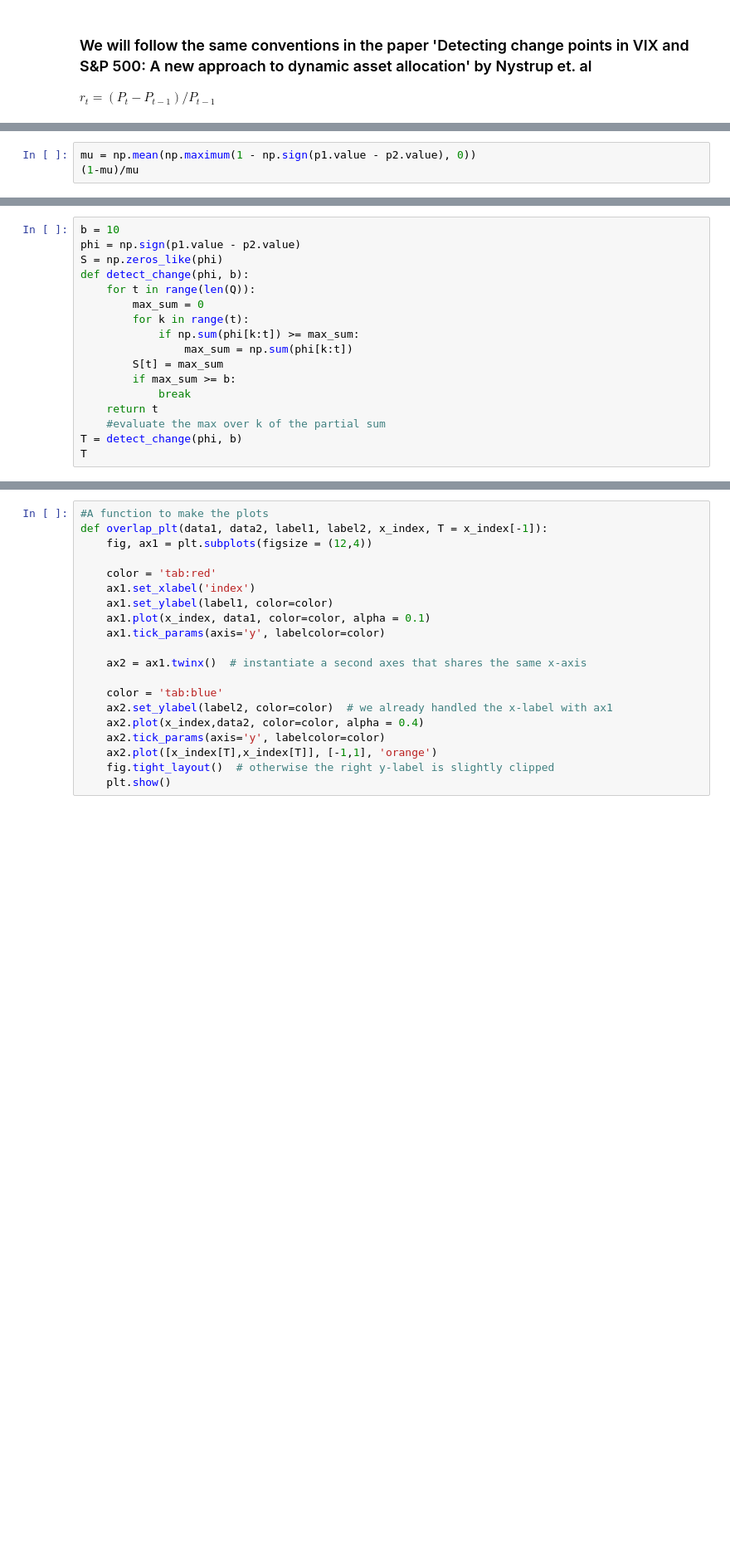
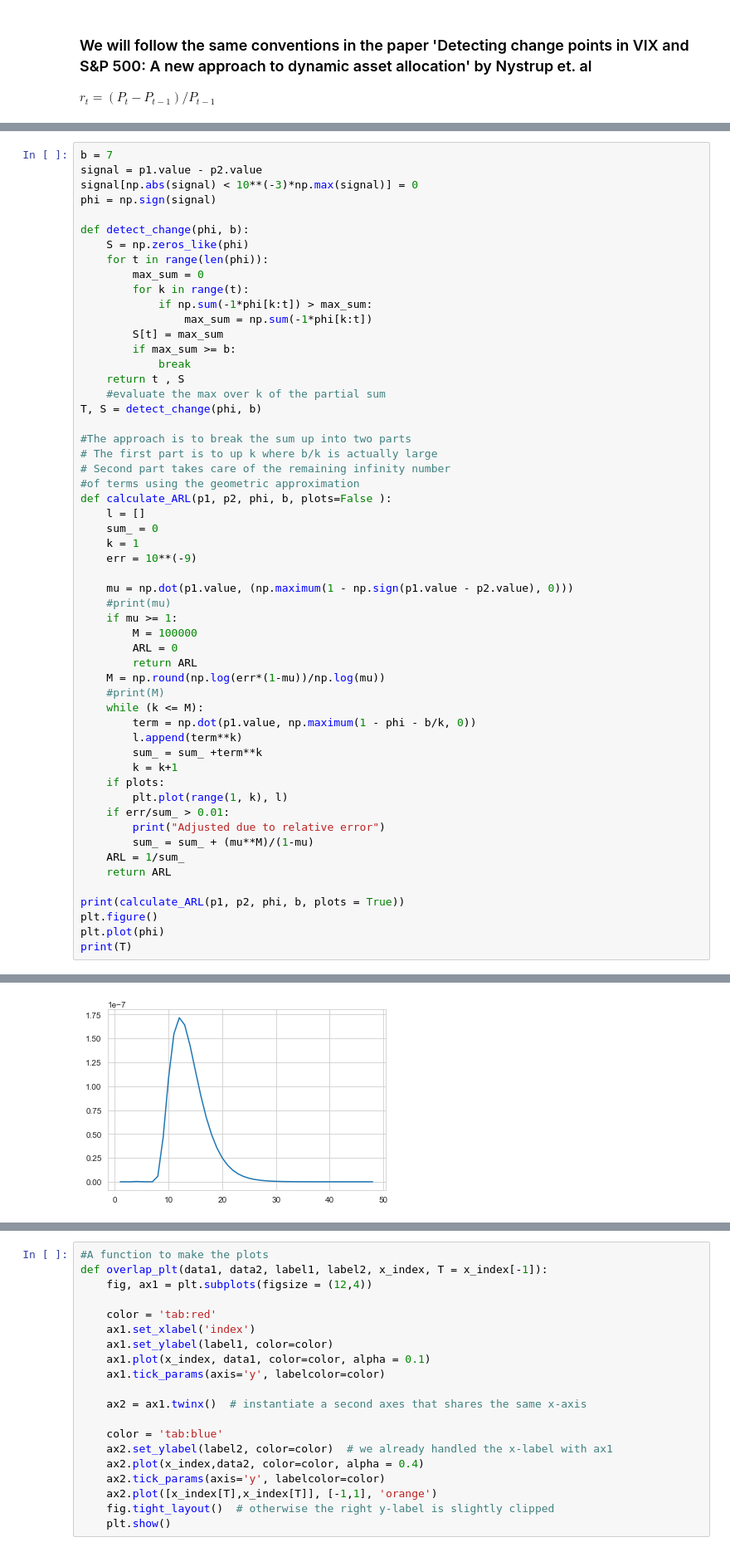
Before and after one commit to davidislip/ECE1505-Project, a Jupyter notebook: Data_ChangeDetection.ipynb, the cells around one changed output, grey strips where cells are left out. Shown: that part at 83% size. Cells and saved outputs as stored; diff of their text form; blank space fills up the shorter version.

```diff
--- a/Data_ChangeDetection.ipynb
+++ b/Data_ChangeDetection.ipynb
@@ -308,3 +318,0 @@ sum_
-# %%
-mu = np.mean(np.maximum(1 - np.sign(p1.value - p2.value), 0))
-(1-mu)/mu
@@ -318,17 +318,0 @@ plt.imshow(euclidean_distances(Q, Q))
-# %%
-b = 10
-phi = np.sign(p1.value - p2.value)
-S = np.zeros_like(phi)
-def detect_change(phi, b):
-    for t in range(len(Q)):
-        max_sum = 0
-        for k in range(t):
-            if np.sum(phi[k:t]) >= max_sum:
-                max_sum = np.sum(phi[k:t])
-        S[t] = max_sum
-        if max_sum >= b:
-            break
-    return t
-    #evaluate the max over k of the partial sum
-T = detect_change(phi, b)
-T
@@ -336,0 +319,56 @@ T
+# %%
+b = 7
+signal = p1.value - p2.value
+signal[np.abs(signal) < 10**(-3)*np.max(signal)] = 0
+phi = np.sign(signal)
+
+def detect_change(phi, b):
+    S = np.zeros_like(phi)
+    for t in range(len(phi)):
+        max_sum = 0
+        for k in range(t):
+            if np.sum(-1*phi[k:t]) > max_sum:
+                max_sum = np.sum(-1*phi[k:t])
+        S[t] = max_sum
+        if max_sum >= b:
+            break
+    return t , S
+    #evaluate the max over k of the partial sum
+T, S = detect_change(phi, b)
+
+#The approach is to break the sum up into two parts
+# The first part is to up k where b/k is actually large
+# Second part takes care of the remaining infinity number
+#of terms using the geometric approximation
+def calculate_ARL(p1, p2, phi, b, plots=False ):
+    l = []
+    sum_ = 0
+    k = 1
+    err = 10**(-9)
+
+    mu = np.dot(p1.value, (np.maximum(1 - np.sign(p1.value - p2.value), 0)))
+    #print(mu)
+    if mu >= 1:
+        M = 100000
+        ARL = 0
+        return ARL
+    M = np.round(np.log(err*(1-mu))/np.log(mu))
+    #print(M)
+    while (k <= M):
+        term = np.dot(p1.value, np.maximum(1 - phi - b/k, 0))
+        l.append(term**k)
+        sum_ = sum_ +term**k
+        k = k+1
+    if plots:
+        plt.plot(range(1, k), l)
+    if err/sum_ > 0.01:
+        print("Adjusted due to relative error")
+        sum_ = sum_ + (mu**M)/(1-mu)
+    ARL = 1/sum_
+    return ARL
+
+print(calculate_ARL(p1, p2, phi, b, plots = True))
+plt.figure()
+plt.plot(phi)
+print(T)
+# %% [output]
@@ -336,0 +377 @@ T
+[figure, added]
```
Also changed, not shown: parts of 32 cells of this notebook, 4 other files.
